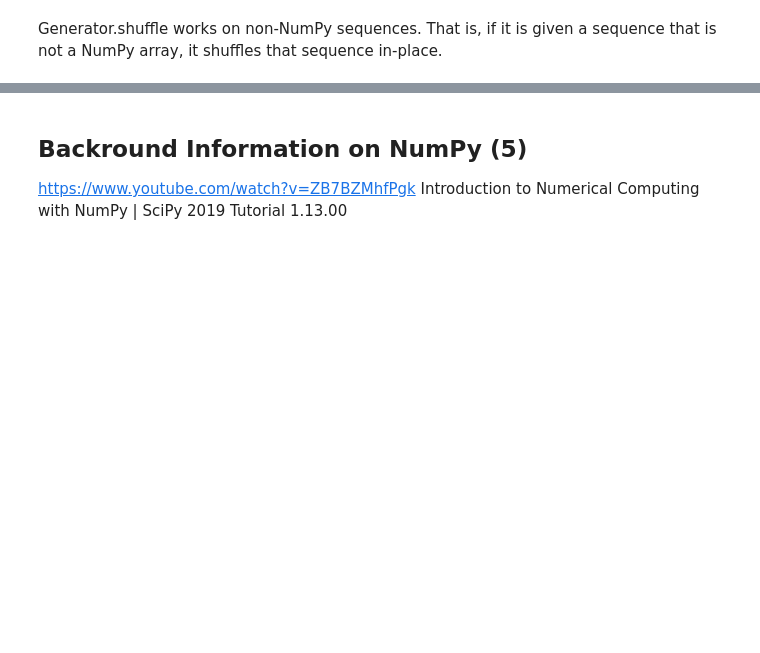
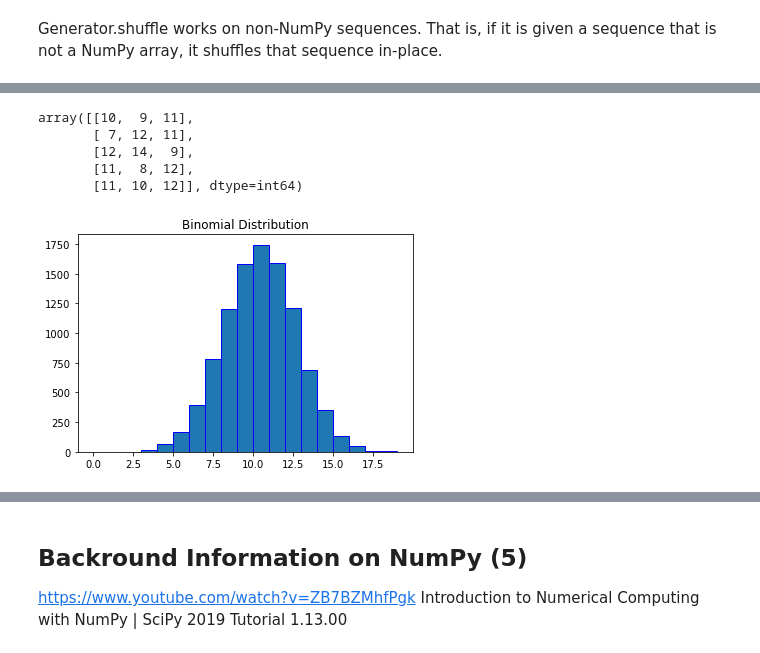
Before and after one commit to katel85/numpy.random-assignment-, a Jupyter notebook: numpy.random.ipynb, the cells around one changed output, grey strips where cells are left out. Drawn from its saved outputs; the diff is of its cells as text; code cells hidden in the pictures; blank space fills up the shorter version.

Commit message:
binomial distribution research

```diff
--- a/numpy.random.ipynb
+++ b/numpy.random.ipynb
@@ -632,0 +606,29 @@ np.random.permutation(arr)
+# %%
+#https://www.alphacodingskills.com/numpy/numpy-binomial-distribution.php
+
+size = (5,3)
+
+sample = rng.binomial(20, 0.5, size)
+sample
+# %% [output]
+array([[10,  9, 11],
+       [ 7, 12, 11],
+       [12, 14,  9],
+       [11,  8, 12],
+       [11, 10, 12]], dtype=int64)
+# %%
+#fixing the seed for reproducibility
+#of the result
+np.random.seed(10)
+
+size = 10000
+#drawing 10000 sample from
+#binomial distribution
+sample = np.random.binomial(20, 0.5, size)
+bin = np.arange(0,20,1)
+
+plt.hist(sample, bins=bin, edgecolor='blue')
+plt.title("Binomial Distribution")
+plt.show()
+# %% [output]
+[figure, added]
```
Also changed, not shown: parts of 142 cells of this notebook.
